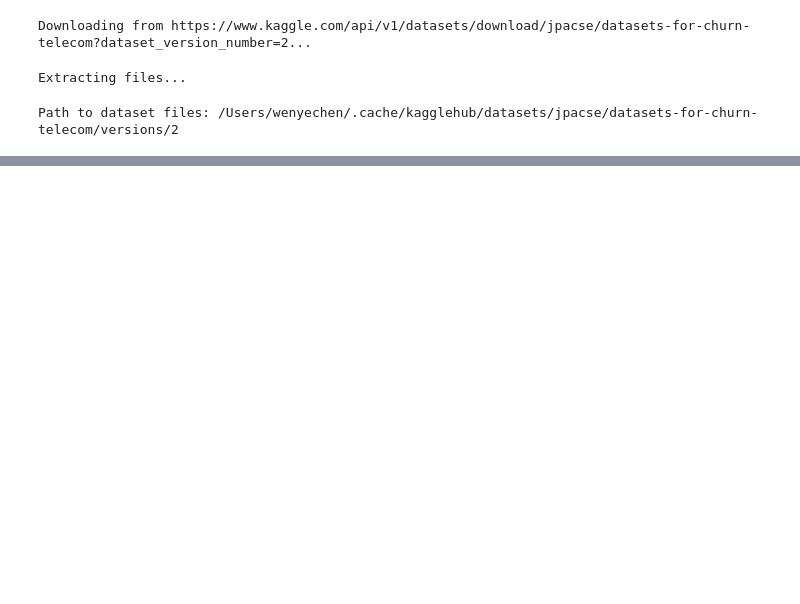
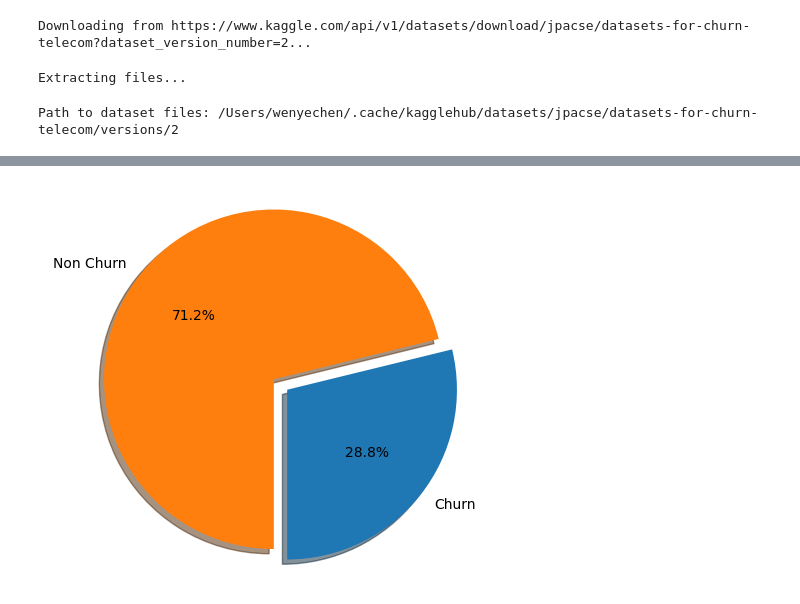
Before and after one commit to jycwy/MLOPs_zoomcamp_project, a Jupyter notebook: src/model training/data_eda.ipynb, the cells around one changed output, grey strips where cells are left out. Saved outputs shown, nothing was run; the diff lists cells and outputs as text; code cells hidden in the pictures; blank space fills up the shorter version.

Commit message:
update data analysis

```diff
--- a/src/model training/data_eda.ipynb
+++ b/src/model training/data_eda.ipynb
@@ -3,5 +5,7 @@
 # %%
-# 1 Setup
-
 import pandas as pd
 import numpy as np
+import pathlib
+import matplotlib.pyplot as plt
+
+DATA_DIR = pathlib.Path("../../data/cell2cell")
@@ -16,3 +20,6 @@ print("Path to dataset files:", path)
 Downloading from https://www.kaggle.com/api/v1/datasets/download/jpacse/datasets-for-churn-telecom?dataset_version_number=2...
 Extracting files...
 Path to dataset files: /Users/wenyechen/.cache/kagglehub/datasets/jpacse/datasets-for-churn-telecom/versions/2
+# %%
+train_df = pd.read_csv(DATA_DIR / 'cell2celltrain.csv')
+test_df=pd.read_csv(DATA_DIR / 'cell2cellholdout.csv')
@@ -18,0 +60,14 @@ Path to dataset files: /Users/wenyechen/.cache/kagglehub/datasets/jpacse/dataset
+# %%
+churn=train_df[train_df['Churn']=='Yes'].shape[0]
+non_churn= train_df[train_df['Churn']=='No'].shape[0]
+
+slices=[churn,non_churn]
+labels=['Churn','Non Churn']
+explode=[0.1,0]
+
+fig1, ax1 = plt.subplots(figsize=(6, 5))
+ax1.pie(slices, explode=explode, labels=labels,autopct='%1.1f%%',shadow=True, startangle=270)
+ax1.axis('equal')
+plt.show()
+# %% [output]
+[figure, added]
```
Also changed, not shown: parts of 10 cells of this notebook, 3 other files.
